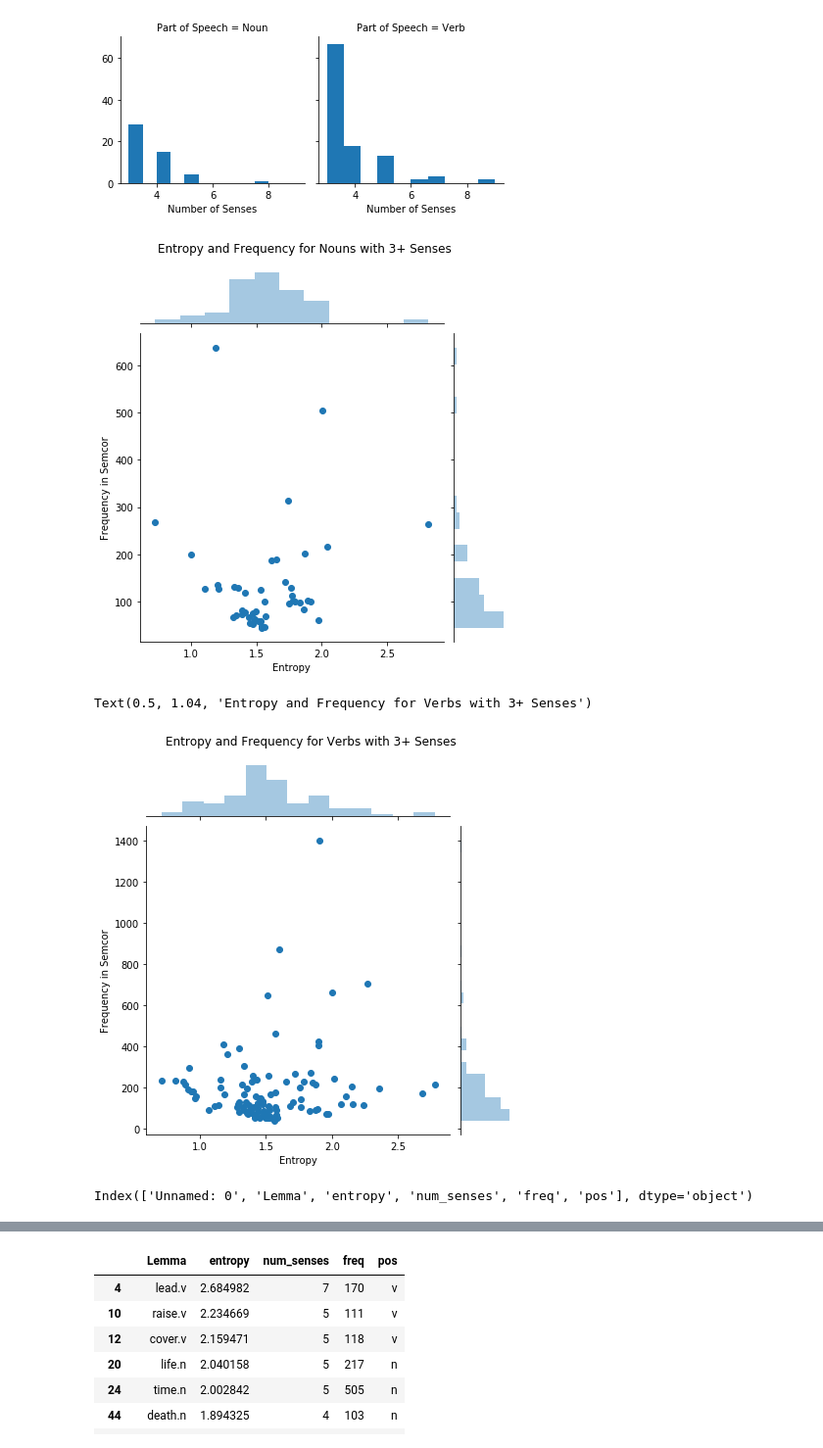
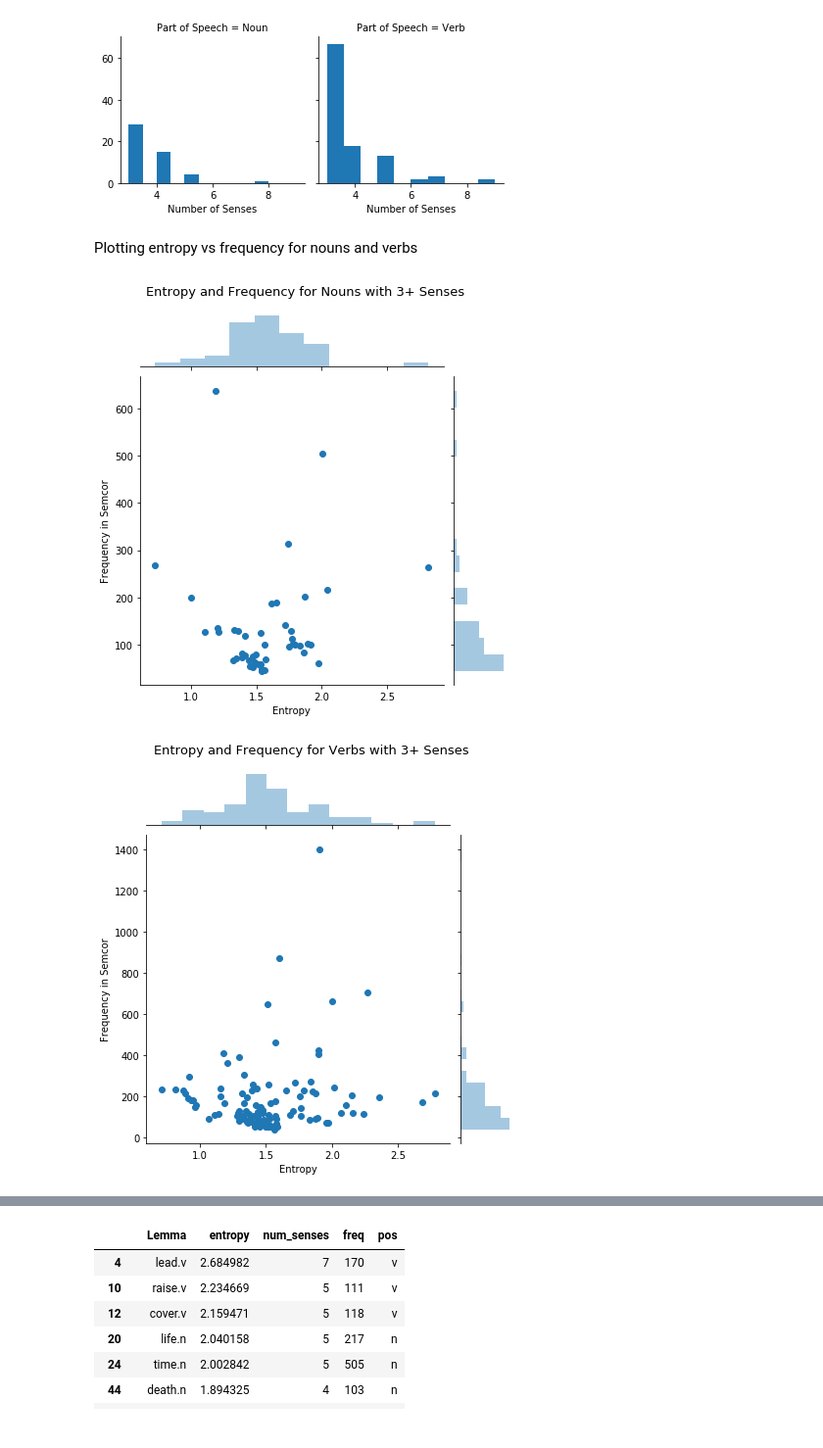
Before and after one commit to sathvikn/bert-wordsense, a Jupyter notebook: codebase/notebooks/choose_words.ipynb, the cells around one changed output, grey strips where cells are left out. Shown at 98% size. Cells and saved outputs as stored; diff of their text form; code cells hidden in the pictures.

```diff
--- a/codebase/notebooks/choose_words.ipynb
+++ b/codebase/notebooks/choose_words.ipynb
@@ -106,24 +82,21 @@ g = g.map(plt.hist, "Number of Senses")
 plt.savefig("../../results/figures/nounverbfreq.png")
 # %% [output]
 [figure]
+# %% [markdown]
+Plotting entropy vs frequency for nouns and verbs
 # %%
 nounplot = sns.jointplot(x="entropy", y="freq", data=nouns)
 nounplot.set_axis_labels('Entropy', 'Frequency in Semcor')
 #plt.subplots_adjust(top=0.9, left = 0.2)
-nounplot.fig.suptitle("Entropy and Frequency for Nouns with 3+ Senses", y=1.04)
-plt.savefig("../../results/figures/nounentfreq.png")
+nounplot.fig.suptitle("Entropy and Frequency for Nouns with 3+ Senses", y=1.04, fontsize = 13)
+nounplot.savefig("../../results/figures/nounentfreq.png")
 # %% [output]
-[figure, old version]
+[figure, new version]
 # %%
 verbplot = sns.jointplot(x="entropy", y="freq", data=verbs)
 verbplot.set_axis_labels('Entropy', 'Frequency in Semcor')
 #plt.subplots_adjust(top=0.9, left = 0.2)
-verbplot.fig.suptitle("Entropy and Frequency for Verbs with 3+ Senses", y=1.04)
-plt.savefig("../data/figures/verbentfreq.png")
+verbplot.fig.suptitle("Entropy and Frequency for Verbs with 3+ Senses", y=1.04, fontsize = 13)
+verbplot.savefig("../../results/figures/verbentfreq.png")
 # %% [output]
-Text(0.5, 1.04, 'Entropy and Frequency for Verbs with 3+ Senses')
-[figure, old version]
+[figure, new version]
-# %%
-expt_semcor_types.columns
-# %% [output]
-Index(['Unnamed: 0', 'Lemma', 'entropy', 'num_senses', 'freq', 'pos'], dtype='object')
```
Also changed, not shown: parts of 57 cells of this notebook.
